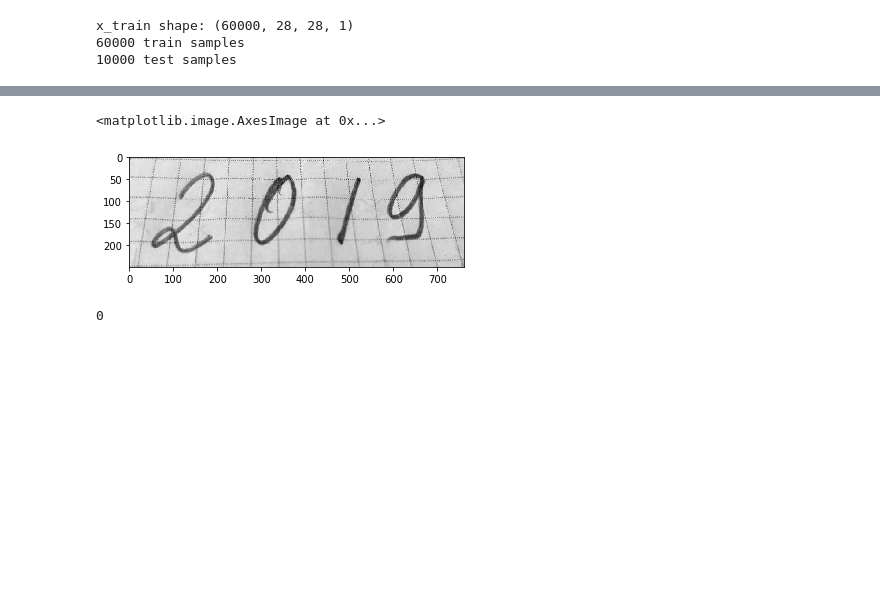
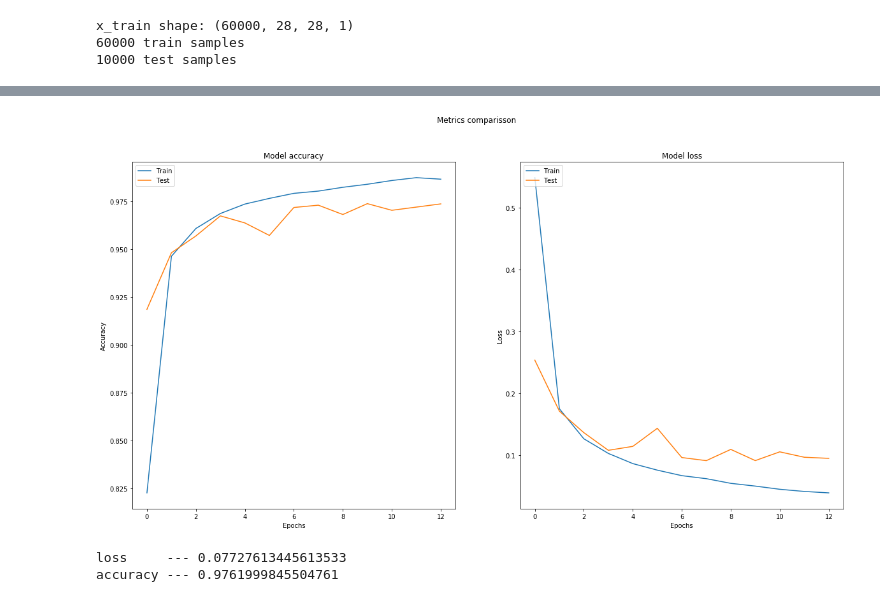
Before and after one commit to seva1232/msu_introduction_to_ml, a Jupyter notebook: NN comparison.ipynb, the cells around one changed output, grey strips where cells are left out. Drawn from its saved outputs; the diff is of its cells as text; code cells hidden in the pictures; blank space fills up the shorter version.

```diff
--- a/NN comparison.ipynb
+++ b/NN comparison.ipynb
@@ -199,12 +158,0 @@ accuracy --- 0.9916999936103821
-# %%
-# img = img_to_array(load_img("602.png", color_mode = "grayscale"))
-img = img_to_array(load_img("2019.jpg", color_mode = "grayscale"))
-
-plt.imshow(img[..., 0], cmap='gray')
-# %% [output]
-<matplotlib.image.AxesImage at 0x...>
-[figure, removed]
-# %%
-np.argmax(best_model.predict_proba(resize(img[:,:200,:], (28,28))[np.newaxis, ...]))
-# %% [output]
-0
@@ -220,0 +159,25 @@ for i in range(0, im_l-im_h):
+# %%
+
+
+callbacks = [ModelCheckpoint('Model_colv_3_layer_strides.h5', verbose=0, save_best_only=True, save_weights_only=False), EarlyStopping(monitor='val_loss', patience=5)]
+
+
+model = Sequential()
+model.add(Conv2D(filters = 16, kernel_size=(3,3), activation='relu', strides = [2,2], input_shape=input_shape))
+model.add(Conv2D(filters = 32, kernel_size=(3,3), activation='relu', strides = [4,4]))
+model.add(Conv2D(filters = 64, kernel_size=(3,3), activation='relu', strides = [8,8]))
+model.add(Flatten())
+model.add(Dense(64, activation='relu'))
+model.add(Dense(num_classes, activation='softmax'))
+
+
+
+model.compile(loss=keras.losses.categorical_crossentropy,
+              optimizer=keras.optimizers.Adadelta(),
+              metrics=['accuracy'])
+
+best_model = plot_education(model, epochs=30, callbacks=callbacks)
+# %% [output]
+[figure, added]
+loss     --- 0.07727613445613533
+accuracy --- 0.9761999845504761
```
Also changed, not shown: parts of 10 cells of this notebook.
